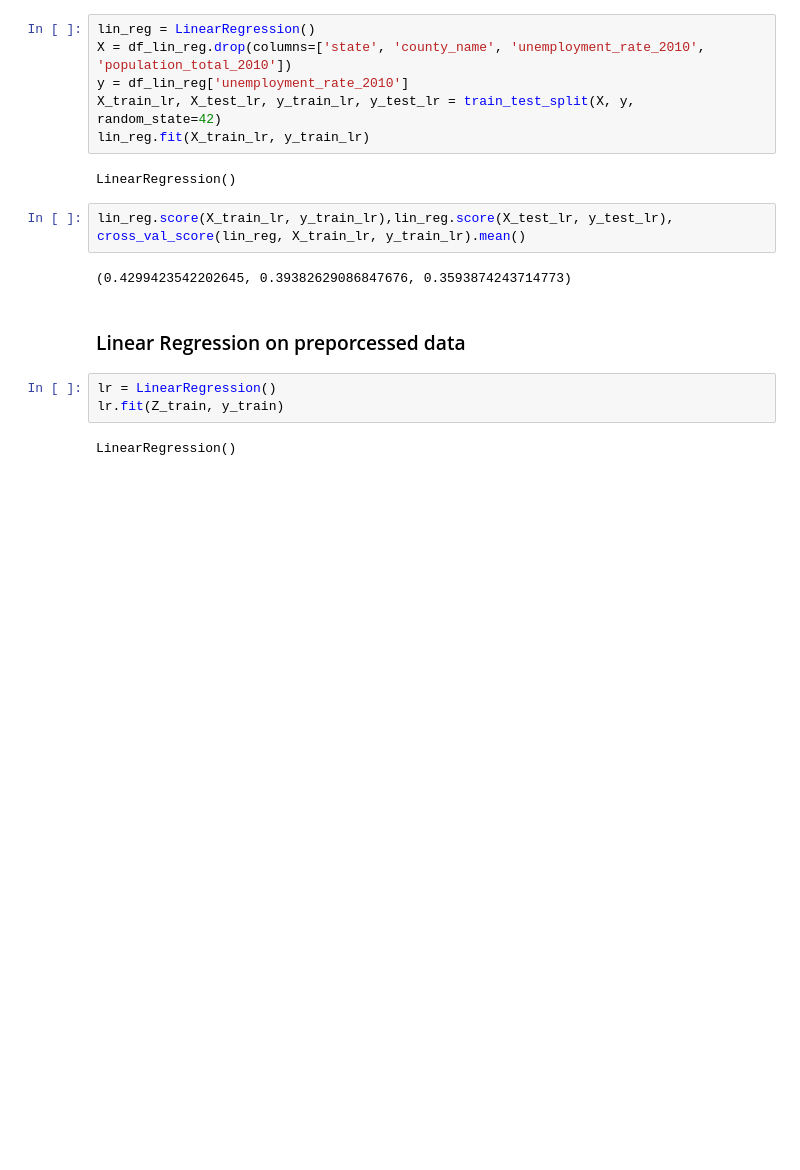
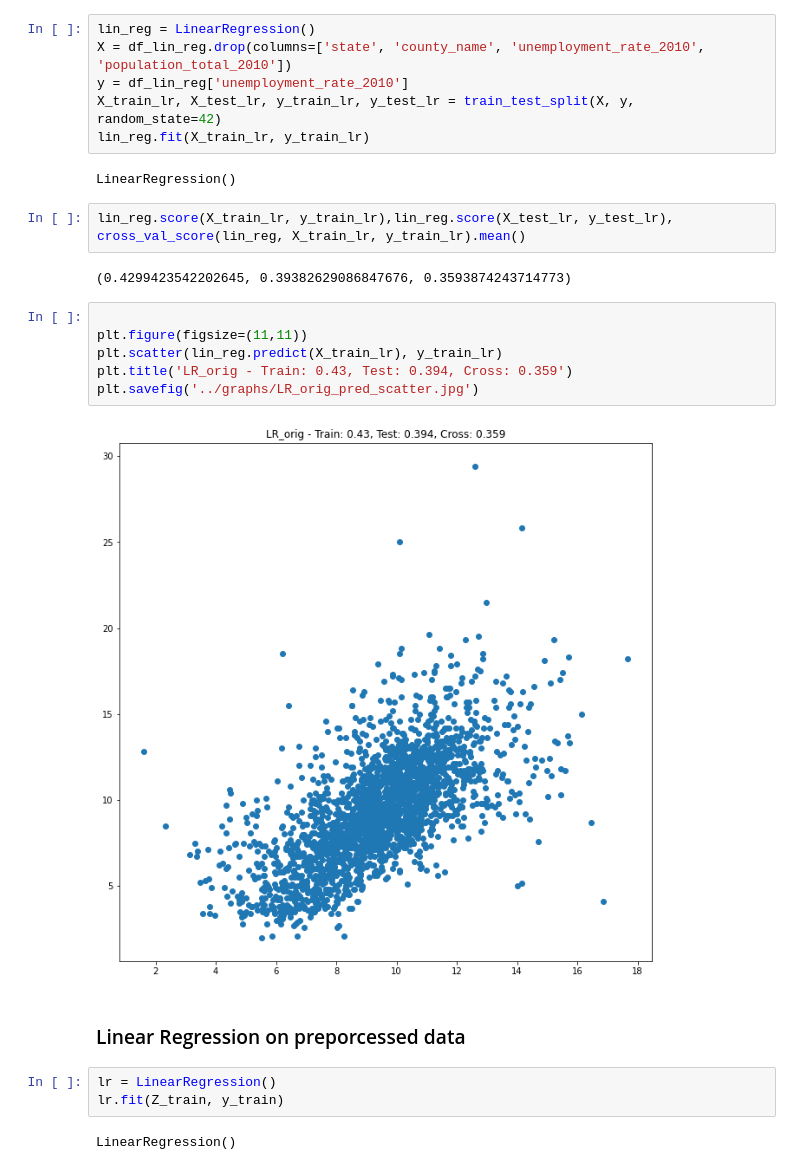
Before and after one commit to khbk/capstone-unemployment, a Jupyter notebook: code/04_Modelling.ipynb, the cells around one changed output. Cells and saved outputs as stored; diff of their text form; blank space fills up the shorter version.

```diff
--- a/code/04_Modelling.ipynb
+++ b/code/04_Modelling.ipynb
@@ -59,6 +59,14 @@ LinearRegression()
 lin_reg.score(X_train_lr, y_train_lr),lin_reg.score(X_test_lr, y_test_lr), cross_val_score(lin_reg, X_train_lr, y_train_lr).mean()
 # %% [output]
 (0.4299423542202645, 0.39382629086847676, 0.3593874243714773)
+# %%
+
+plt.figure(figsize=(11,11))
+plt.scatter(lin_reg.predict(X_train_lr), y_train_lr)
+plt.title('LR_orig - Train: 0.43, Test: 0.394, Cross: 0.359')
+plt.savefig('../graphs/LR_orig_pred_scatter.jpg')
+# %% [output]
+[figure, added]
 # %% [markdown]
 ### Linear Regression on preporcessed data
 # %%
```
Also changed, not shown: parts of 16 cells of this notebook, 8 other files.
